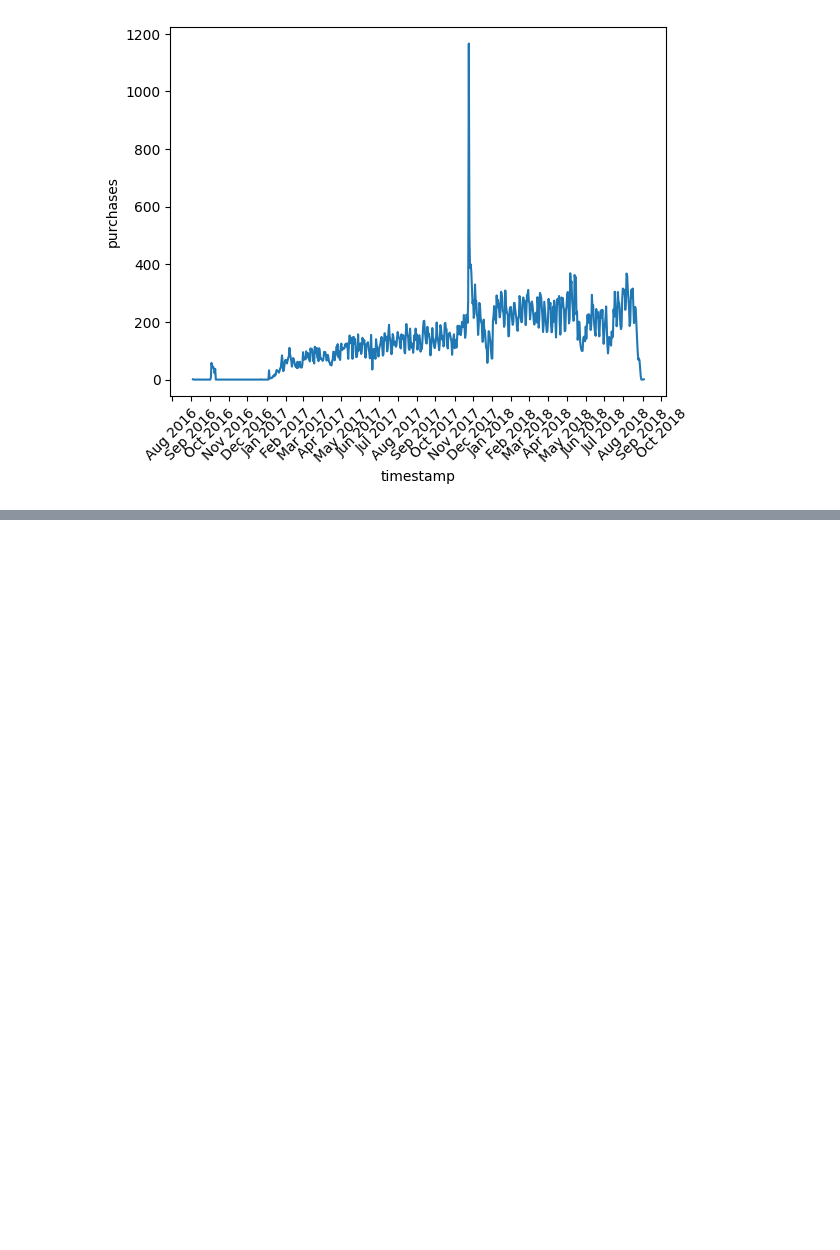
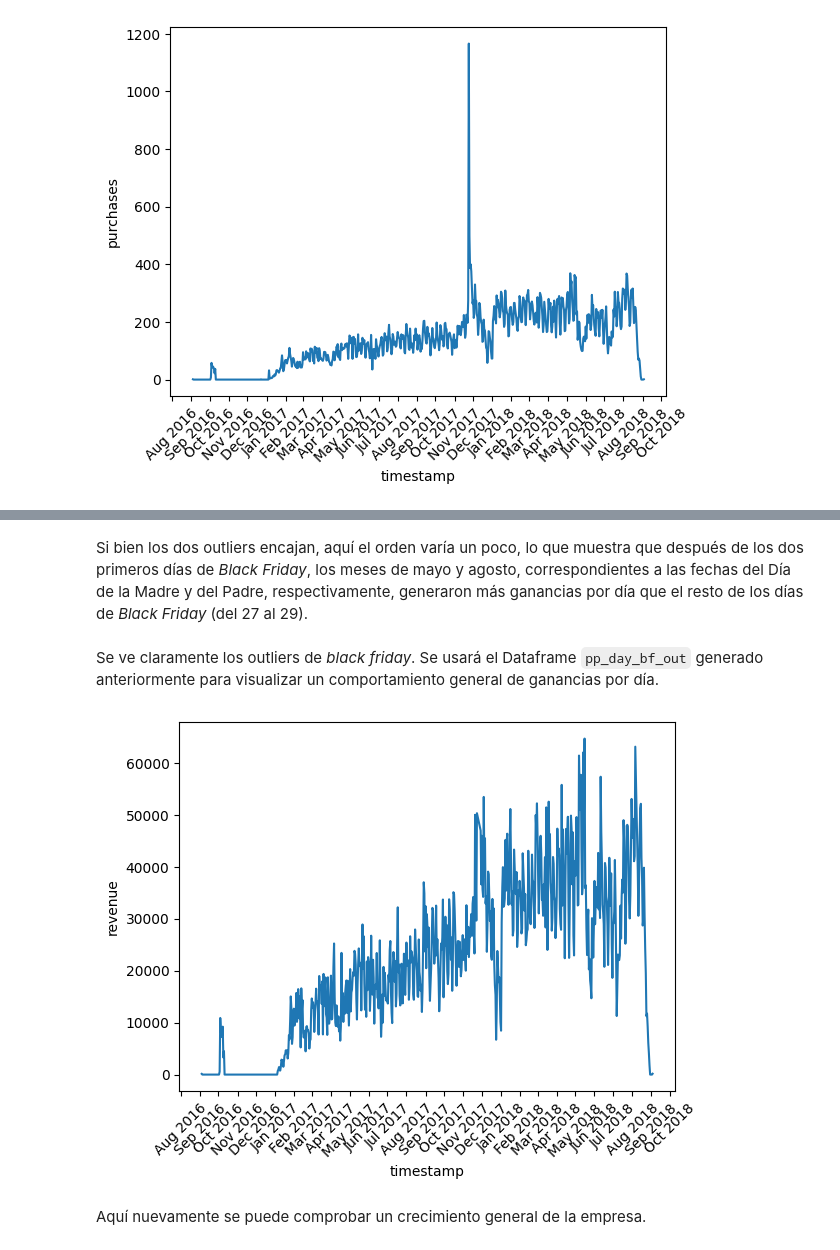
Before and after one commit to dado4cs/olist-rfm-customer-segmentation, a Jupyter notebook: notebooks/01_exploration.ipynb, the cells around one changed output, grey strips where cells are left out. Saved outputs shown, nothing was run; the diff lists cells and outputs as text; code cells hidden in the pictures; blank space fills up the shorter version.

```diff
--- a/notebooks/01_exploration.ipynb
+++ b/notebooks/01_exploration.ipynb
@@ -436 +559,15 @@ plt.show()
+# %% [markdown]
+Si bien los dos outliers encajan, aquí el orden varía un poco, lo que muestra que después de los dos primeros días de *Black Friday*, los meses de mayo y agosto, correspondientes a las fechas del Día de la Madre y del Padre, respectivamente, generaron más ganancias por día que el resto de los días de *Black Friday* (del 27 al 29).
+# %% [markdown]
+Se ve claramente los outliers de *black friday*. Se usará el Dataframe `pp_day_bf_out` generado anteriormente para visualizar un comportamiento general de ganancias por día.
+# %%
+ax = sns.lineplot(data=pp_day_bf_out, x='timestamp',y = 'revenue')
+ax.xaxis.set_major_locator(mdates.MonthLocator())
+ax.xaxis.set_major_formatter(mdates.DateFormatter('%b %Y'))
+plt.xticks(rotation=45)
+plt.show()
+# %% [output]
+[figure, added]
+# %% [markdown]
+Aquí nuevamente se puede comprobar un crecimiento general de la empresa.
 # %% [markdown]
```
Also changed, not shown: parts of 75 cells of this notebook, 1 other file.
